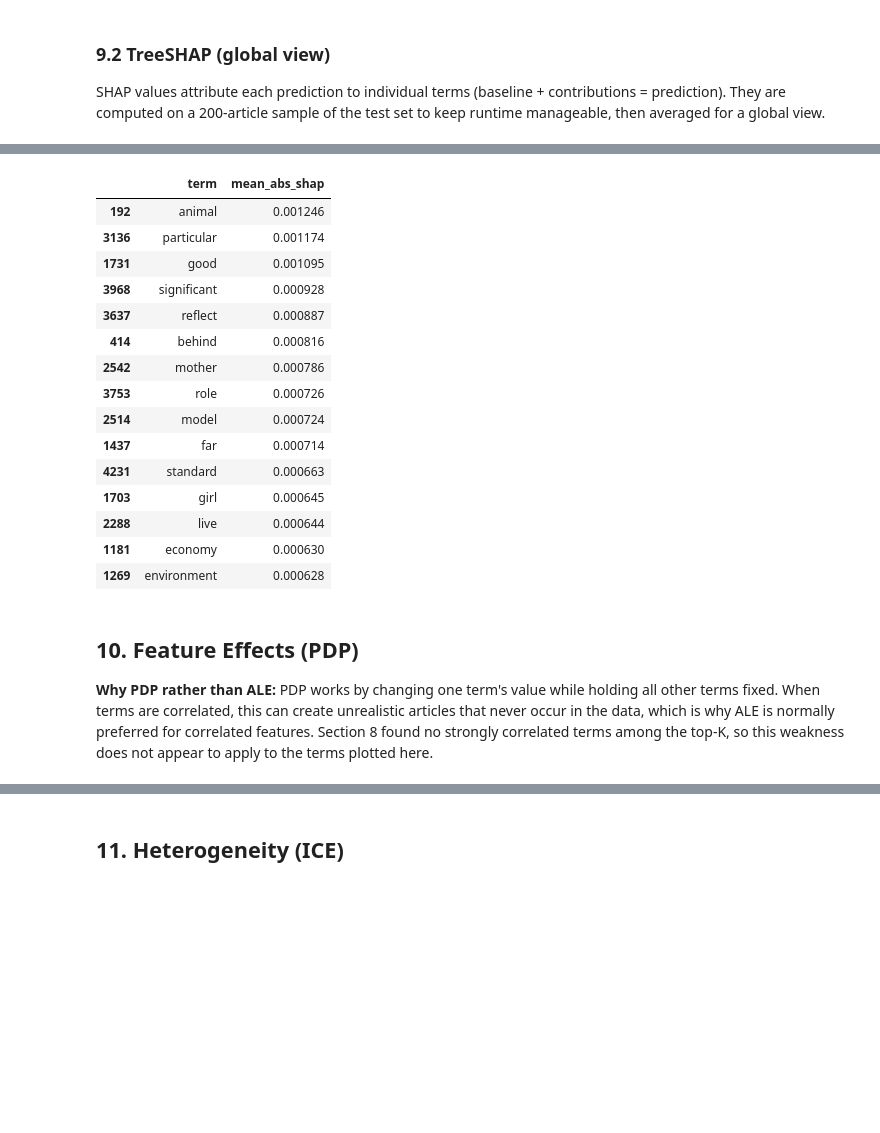
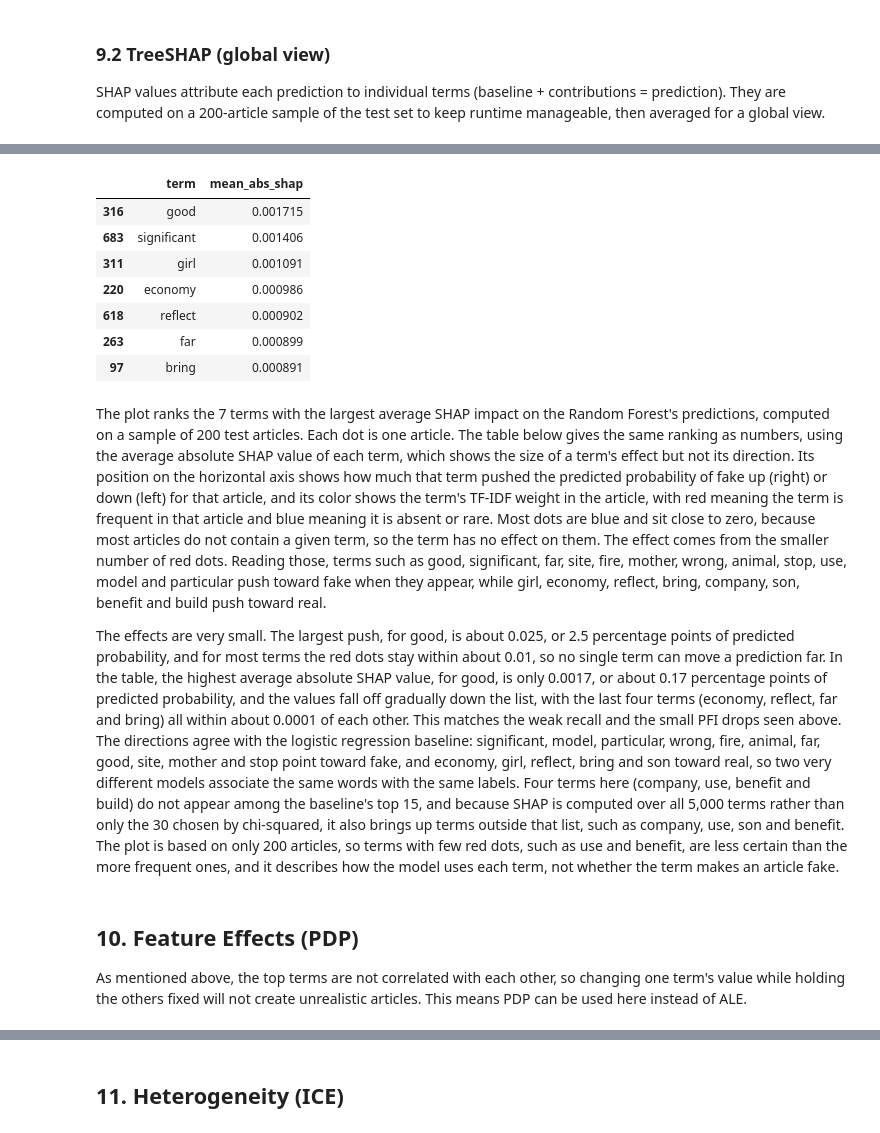
Before and after one commit to jirapon000/XDS_Fake_New_Detection, a Jupyter notebook: random_forest.ipynb, the cells around one changed output, grey strips where cells are left out. Cells and saved outputs as stored; diff of their text form; code cells hidden in the pictures; blank space fills up the shorter version.

Commit message:
change n-gram from (1,2) to (1,1), re-run logistic regression (TF-IDF) and finish up random forest model

```diff
--- a/random_forest.ipynb
+++ b/random_forest.ipynb
@@ -327,31 +301,27 @@ shap.summary_plot(sv_fake, X_shap, feature_names=list(feature_names), max_displa
 # %%
 shap_importance = pd.DataFrame({
     "term": feature_names,
     "mean_abs_shap": np.abs(sv_fake).mean(axis=0)
 }).sort_values("mean_abs_shap", ascending=False)
 
-shap_importance.head(15)
+shap_importance.head(7)
 # %% [output]
 |  | term | mean_abs_shap |
-| 192 | animal | 0.001246 |
-| 3136 | particular | 0.001174 |
-| 1731 | good | 0.001095 |
-| 3968 | significant | 0.000928 |
-| 3637 | reflect | 0.000887 |
-| 414 | behind | 0.000816 |
-| 2542 | mother | 0.000786 |
-| 3753 | role | 0.000726 |
-| 2514 | model | 0.000724 |
-| 1437 | far | 0.000714 |
-| 4231 | standard | 0.000663 |
-| 1703 | girl | 0.000645 |
-| 2288 | live | 0.000644 |
-| 1181 | economy | 0.000630 |
-| 1269 | environment | 0.000628 |
+| 316 | good | 0.001715 |
+| 683 | significant | 0.001406 |
+| 311 | girl | 0.001091 |
+| 220 | economy | 0.000986 |
+| 618 | reflect | 0.000902 |
+| 263 | far | 0.000899 |
+| 97 | bring | 0.000891 |
+# %% [markdown]
+The plot ranks the 7 terms with the largest average SHAP impact on the Random Forest's predictions, computed on a sample of 200 test articles. Each dot is one article. The table below gives the same ranking as numbers, using the average absolute SHAP value of each term, which shows the size of a term's effect but not its direction. Its position on the horizontal axis shows how much that term pushed the predicted probability of fake up (right) or down (left) for that article, and its color shows the term's TF-IDF weight in the article, with red meaning the term is frequent in that article and blue meaning it is absent or rare. Most dots are blue and sit close to zero, because most articles do not contain a given term, so the term has no effect on them. The effect comes from the smaller number of red dots. Reading those, terms such as good, significant, far, site, fire, mother, wrong, animal, stop, use, model and particular push toward fake when they appear, while girl, economy, reflect, bring, company, son, benefit and build push toward real.
+
+The effects are very small. The largest push, for good, is about 0.025, or 2.5 percentage points of predicted probability, and for most terms the red dots stay within about 0.01, so no single term can move a prediction far. In the table, the highest average absolute SHAP value, for good, is only 0.0017, or about 0.17 percentage points of predicted probability, and the values fall off gradually down the list, with the last four terms (economy, reflect, far and bring) all within about 0.0001 of each other. This matches the weak recall and the small PFI drops seen above. The directions agree with the logistic regression baseline: significant, model, particular, wrong, fire, animal, far, good, site, mother and stop point toward fake, and economy, girl, reflect, bring and son toward real, so two very different models associate the same words with the same labels. Four terms here (company, use, benefit and build) do not appear among the baseline's top 15, and because SHAP is computed over all 5,000 terms rather than only the 30 chosen by chi-squared, it also brings up terms outside that list, such as company, use, son and benefit. The plot is based on only 200 articles, so terms with few red dots, such as use and benefit, are less certain than the more frequent ones, and it describes how the model uses each term, not whether the term makes an article fake.
 # %% [markdown]
 ## 10. Feature Effects (PDP)
 
-**Why PDP rather than ALE:** PDP works by changing one term's value while holding all other terms fixed. When terms are correlated, this can create unrealistic articles that never occur in the data, which is why ALE is normally preferred for correlated features. Section 8 found no strongly correlated terms among the top-K, so this weakness does not appear to apply to the terms plotted here.
+As mentioned above, the top terms are not correlated with each other, so changing one term's value while holding the others fixed will not create unrealistic articles. This means PDP can be used here instead of ALE.
 # %%
 pdp_idx = list(top_idx[:6])
 
```
Also changed, not shown: parts of 28 cells of this notebook, 2 other files.
